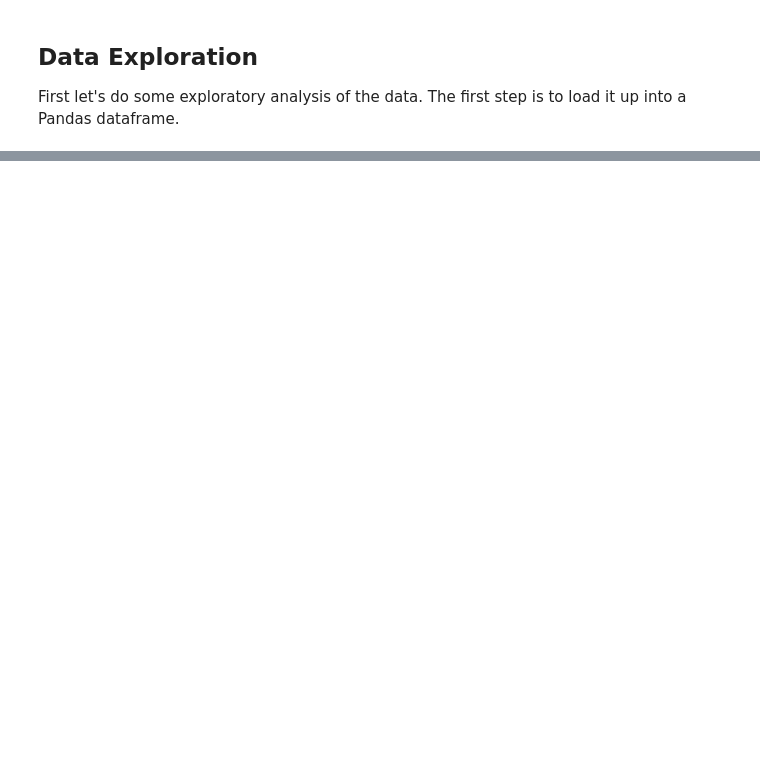
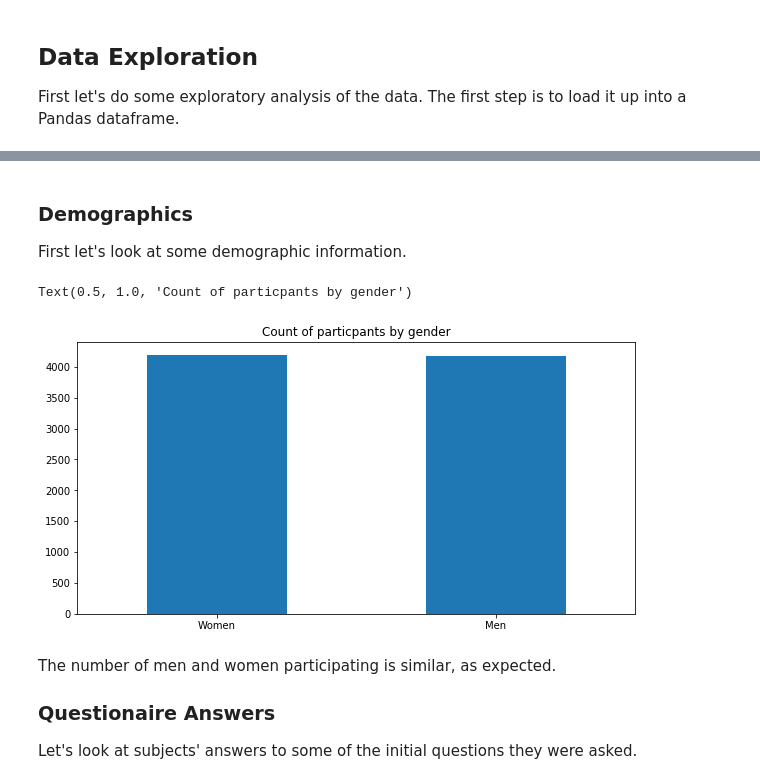
Before and after one commit to alexanderwood/online-dating, a Jupyter notebook: dating-analysis.ipynb, the cells around one changed output, grey strips where cells are left out. Drawn from its saved outputs; the diff is of its cells as text; code cells hidden in the pictures; blank space fills up the shorter version.

```diff
--- a/dating-analysis.ipynb
+++ b/dating-analysis.ipynb
@@ -0,0 +1,9 @@
+# %%
+import os
+
+import pandas as pd
+import numpy as np
+
+import seaborn as sns
+import matplotlib.pyplot as plt
+plt.rcParams['figure.figsize'] = [10, 5]
@@ -32,8 +59,3 @@ Next, questions regarding the expectations of the participants were asked. The d
 ## Data Exploration
 
 First let's do some exploratory analysis of the data. The first step is to load it up into a Pandas dataframe.
-# %%
-import pandas as pd
-
-df = pd.read_csv("dating-data.csv", encoding='latin1')
-df.head()
@@ -57,0 +62,10 @@ These are a lot of different IDs. In fact, we see later in
+# %%
+def load_data():
+    df = pd.read_csv("data/dating-data.csv", encoding='latin1')
+    # Remove columns with no information.
+    drop_cols = [col for col in df.columns if df[col].value_counts().shape[0] <= 1]
+    df = df[df.columns.difference(drop_cols)]
+    return df
+
+df = load_data()
+df.head()
@@ -57,0 +93,18 @@ These are a lot of different IDs. In fact, we see later in
+# %% [markdown]
+### Demographics
+
+First let's look at some demographic information.
+# %%
+ax = df.gender.value_counts().plot.bar()
+ax.set_xticklabels(["Women", "Men"], rotation=0)
+plt.title("Count of particpants by gender")
+# %% [output]
+Text(0.5, 1.0, 'Count of particpants by gender')
+[figure, added]
+# %% [markdown]
+The number of men and women participating is similar, as expected.
+
+
+### Questionaire Answers
+
+Let's look at subjects' answers to some of the initial questions they were asked.
```
Also changed, not shown: parts of 19 cells of this notebook, 3 other files.
